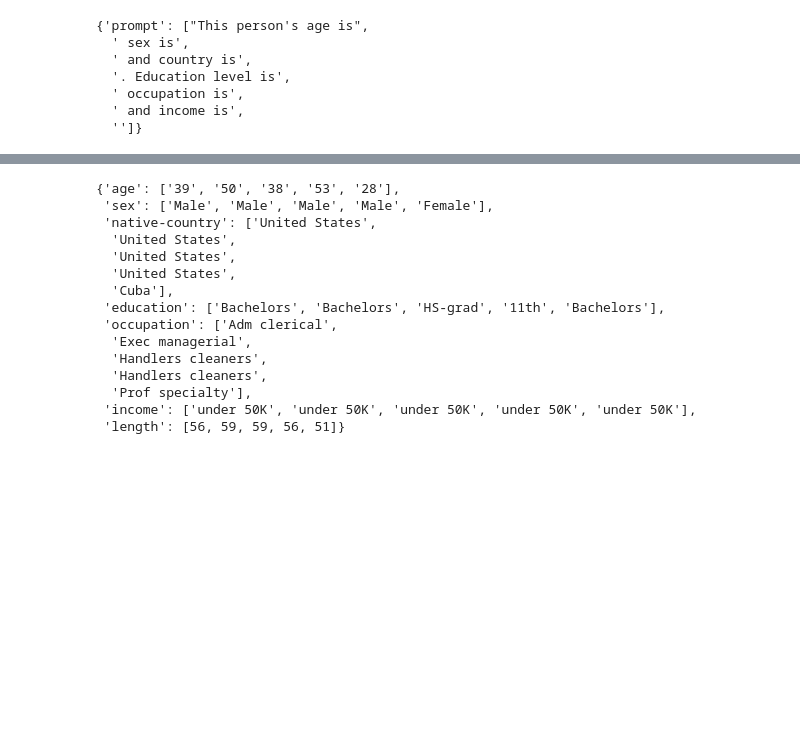
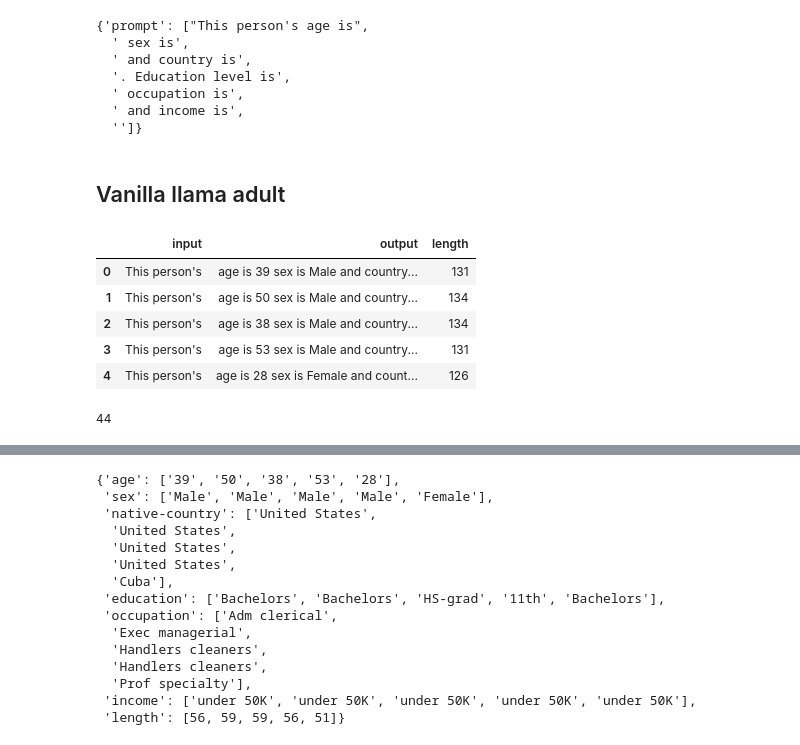
Before and after one commit to soCromp/llama_qlora, a Jupyter notebook: data-prep.ipynb, the cells around one changed output, grey strips where cells are left out. Drawn from its saved outputs; the diff is of its cells as text; code cells hidden in the pictures; blank space fills up the shorter version.

Commit message:
add vanilla adult dataset prep for oh llama

```diff
--- a/data-prep.ipynb
+++ b/data-prep.ipynb
@@ -186,7 +186,7 @@ import json
 import datasets
 np.random.seed(42)
 
-datapath = '/mnt/data/sonia/datasets/adult/adult.csv'
+datapath = '~/adult.csv'
 df = pd.read_csv(datapath)
 print(df.isna().sum())
 df.head()
@@ -266,3 +266,20 @@ prompt[:]
   ' occupation is',
   ' and income is',
   '']}
+# %% [markdown]
+## Vanilla llama adult
+# %%
+def to_sent(x):
+    sent = ''.join([p+' '+col for p,col in zip(prompt[:]['prompt'], x.values)])[14:]
+    return sent
+df['output'] = df.apply(lambda x: to_sent(x), axis=1)
+df['length'] = df.apply(lambda x: len(x['output']), axis=1)
+df['input'] = "This person's"
+df[['input', 'output', 'length']].head()
+# %% [output]
+|  | input | output | length |
+| 0 | This person's | age is 39 sex is Male and country... | 131 |
+| 1 | This person's | age is 50 sex is Male and country... | 134 |
+| 2 | This person's | age is 38 sex is Male and country... | 134 |
+| 3 | This person's | age is 53 sex is Male and country... | 131 |
+| 4 | This person's | age is 28 sex is Female and count... | 126 |
@@ -268,0 +290,4 @@ prompt[:]
+# %%
+max(toks['length'])
+# %% [output]
+44
```
Also changed, not shown: parts of 4 cells of this notebook.
